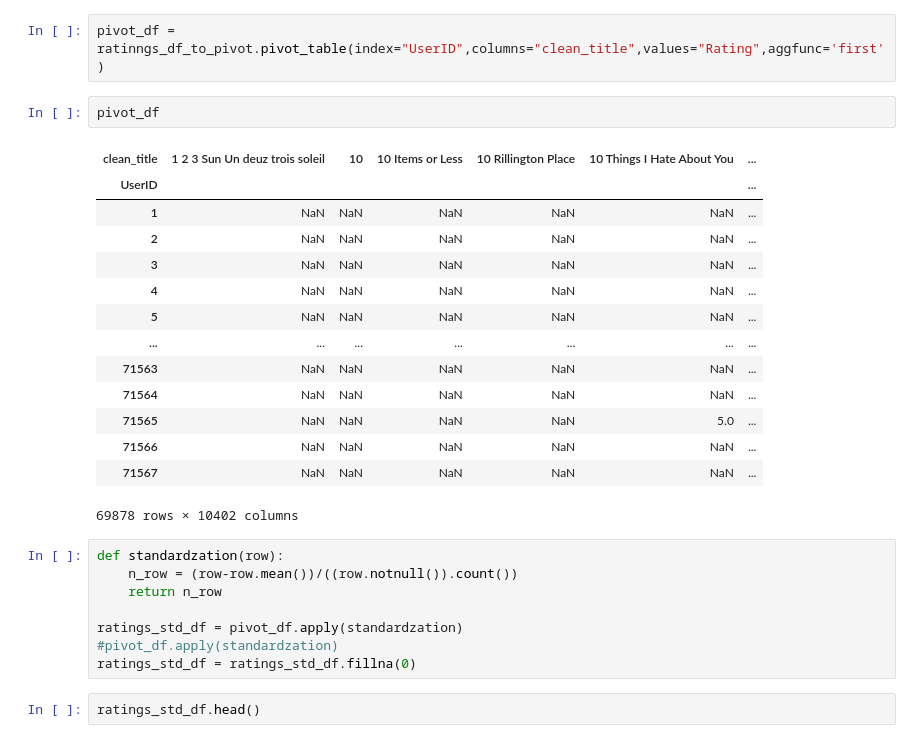
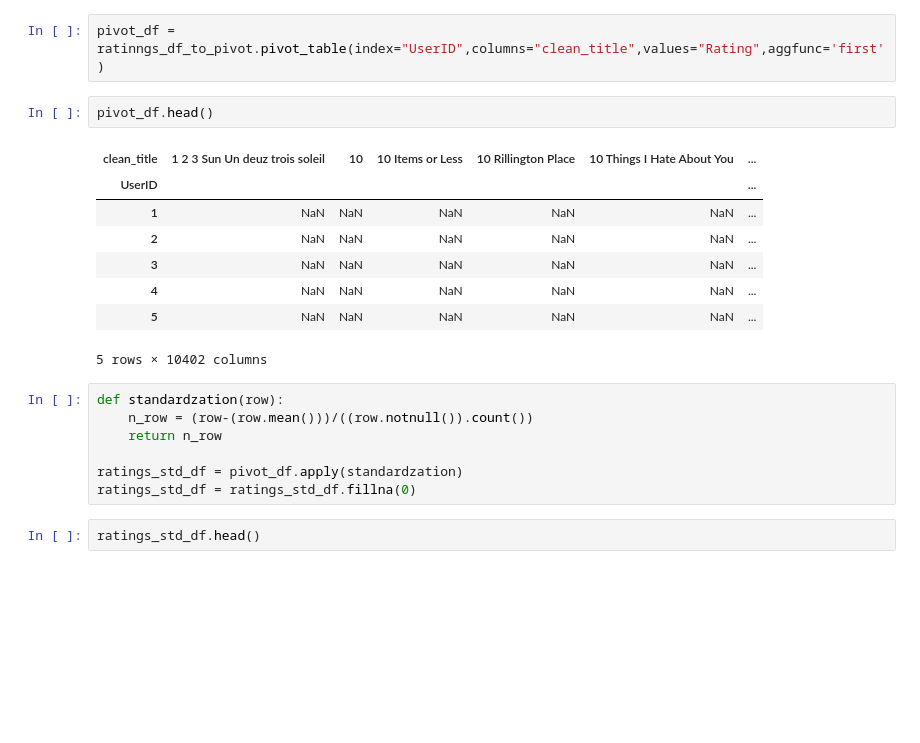
Before and after one commit to himanshuchuri/Netflix_price_data_recomendation_system, a Jupyter notebook: recomendation.ipynb, the cells around one changed output. Saved outputs shown, nothing was run; the diff lists cells and outputs as text; blank space fills up the shorter version.

```diff
--- a/recomendation.ipynb
+++ b/recomendation.ipynb
@@ -154,29 +138,22 @@ ratinngs_df_to_pivot = df[['UserID','clean_title','Rating']]
 # %%
 pivot_df = ratinngs_df_to_pivot.pivot_table(index="UserID",columns="clean_title",values="Rating",aggfunc='first')
 # %%
-pivot_df
+pivot_df.head()
 # %% [output]
 | clean_title | 1 2 3 Sun Un deuz trois soleil | 10 | 10 Items or Less | 10 Rillington Place | 10 Things I Hate About You | ... |
 | UserID |  |  |  |  |  | ... |
 | 1 | NaN | NaN | NaN | NaN | NaN | ... |
 | 2 | NaN | NaN | NaN | NaN | NaN | ... |
 | 3 | NaN | NaN | NaN | NaN | NaN | ... |
 | 4 | NaN | NaN | NaN | NaN | NaN | ... |
 | 5 | NaN | NaN | NaN | NaN | NaN | ... |
-| ... | ... | ... | ... | ... | ... | ... |
-| 71563 | NaN | NaN | NaN | NaN | NaN | ... |
-| 71564 | NaN | NaN | NaN | NaN | NaN | ... |
-| 71565 | NaN | NaN | NaN | NaN | 5.0 | ... |
-| 71566 | NaN | NaN | NaN | NaN | NaN | ... |
-| 71567 | NaN | NaN | NaN | NaN | NaN | ... |
-69878 rows × 10402 columns
+5 rows × 10402 columns
 # %%
 def standardzation(row):
-    n_row = (row-row.mean())/((row.notnull()).count())
+    n_row = (row-(row.mean()))/((row.notnull()).count())
     return n_row
 
 ratings_std_df = pivot_df.apply(standardzation)
-#pivot_df.apply(standardzation)
 ratings_std_df = ratings_std_df.fillna(0)
 # %%
 ratings_std_df.head()
```
Also changed, not shown: parts of 11 cells of this notebook.
